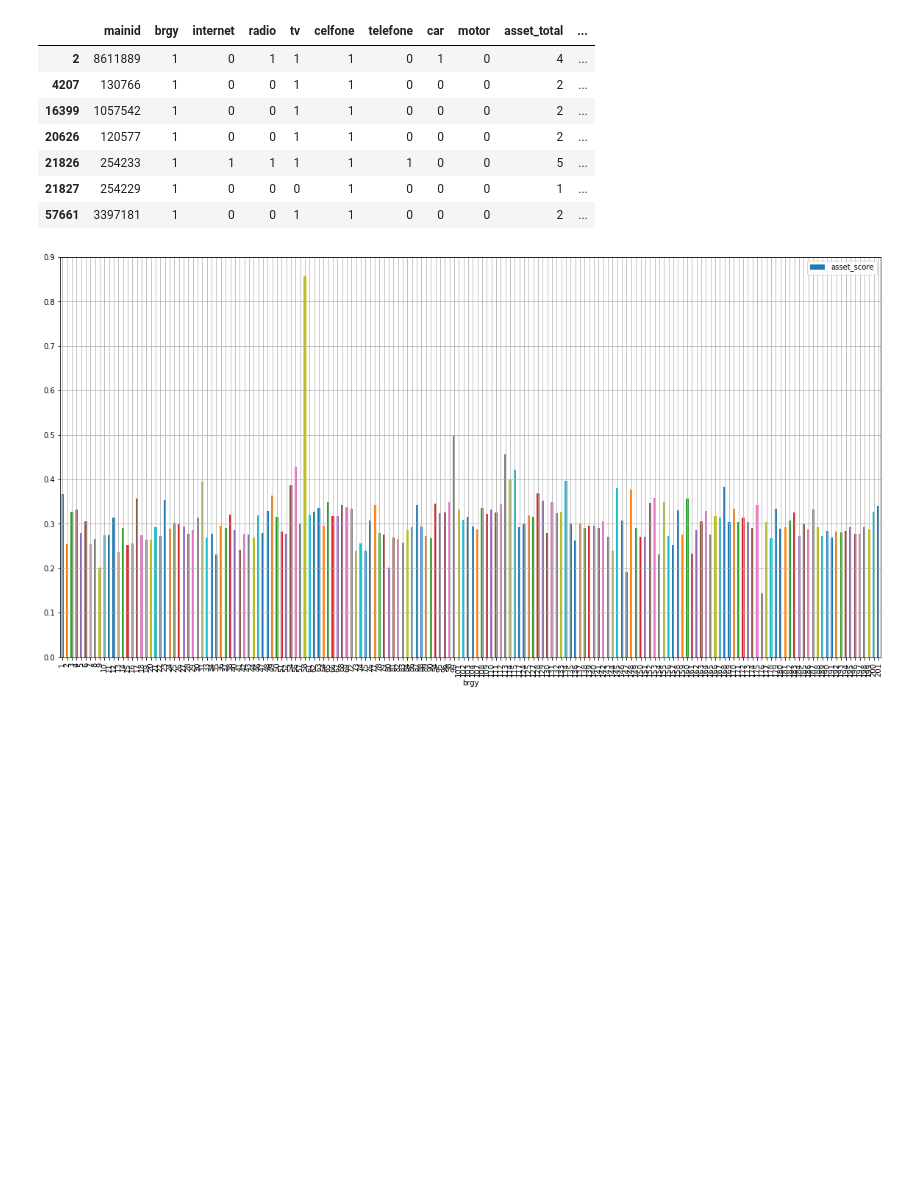
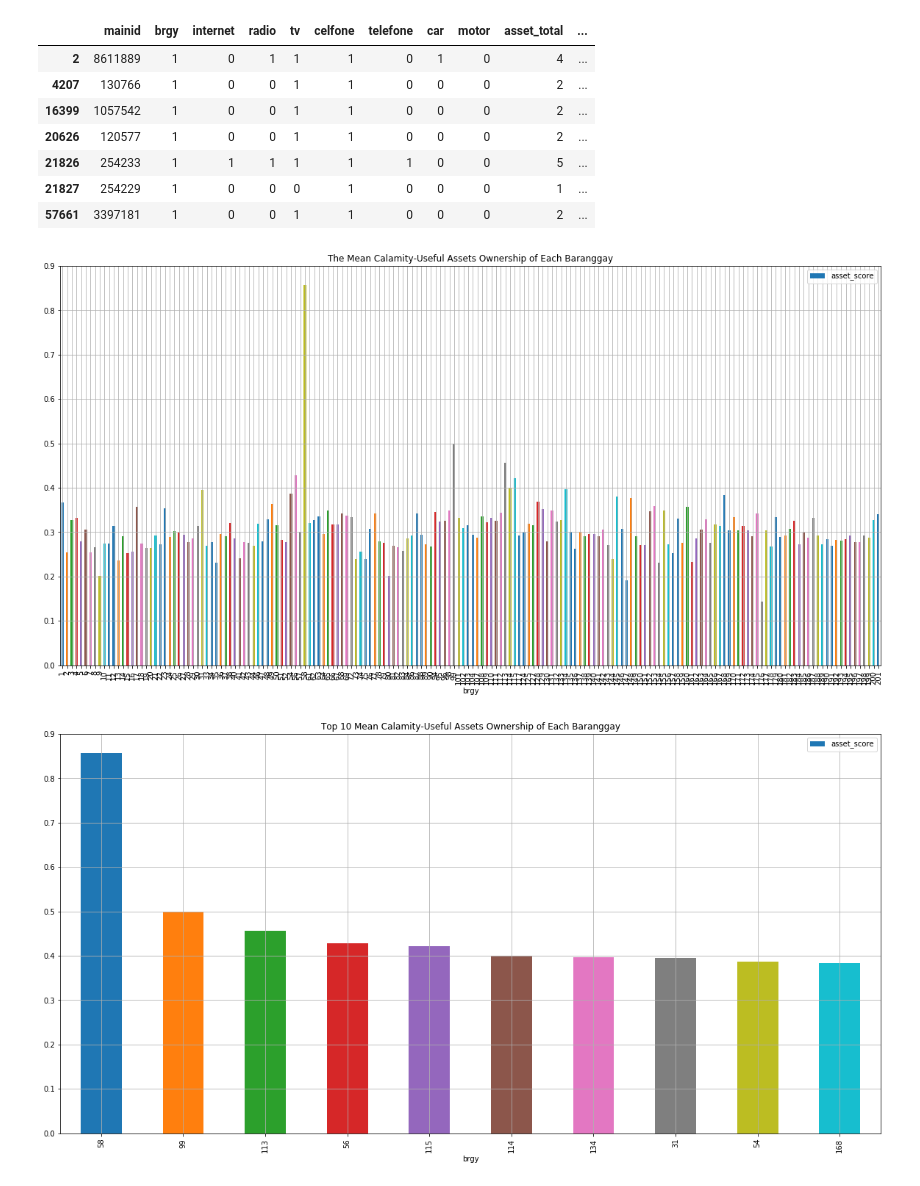
Before and after one commit to christianalderite/DATASCI-Final-Project, a Jupyter notebook: DATASCI Project Score 2.ipynb, the cells around one changed output. Cells and saved outputs as stored; diff of their text form; code cells hidden in the pictures; blank space fills up the shorter version.

```diff
--- a/DATASCI Project Score 2.ipynb
+++ b/DATASCI Project Score 2.ipynb
@@ -140,9 +140,30 @@ dfBrgy1
 | 21826 | 254233 | 1 | 1 | 1 | 1 | 1 | 1 | 0 | 0 | 5 | ... |
 | 21827 | 254229 | 1 | 0 | 0 | 0 | 1 | 0 | 0 | 0 | 1 | ... |
 | 57661 | 3397181 | 1 | 0 | 0 | 1 | 1 | 0 | 0 | 0 | 2 | ... |
-# %%
-arrayBrgyScores.plot(figsize=(20, 10), kind='bar', grid=True, align='center', width=0.5, stacked=True)
-plot.legend()
-plot.show()
-# %% [output]
-[figure, removed]
+# %%
+arrayBrgyScores.plot(figsize=(20, 10), kind='bar', grid=True, align='center', width=0.5, stacked=True)
+plot.title('The Mean Calamity-Useful Assets Ownership of Each Baranggay')
+plot.legend()
+plot.show()
+# Bar graph of all the college literacy rate per family of each baranggay
+
+arrayBrgyScores.nlargest(10).plot(figsize=(20, 10), kind='bar', grid=True, align='center', width=0.5, stacked=True)
+plot.title('Top 10 Mean Calamity-Useful Assets Ownership of Each Baranggay')
+plot.legend()
+plot.show()
+# Bar graph of the top 10 brgys
+
+arrayBrgyScores.nsmallest(10).plot(figsize=(20, 10), kind='bar', grid=True, align='center', width=0.5, stacked=True)
+plot.title('Bottom 10 Mean Calamity-Useful Assets Ownership of Each Baranggay')
+plot.legend()
+plot.show()
+# Bar graph of the bottom 10 brgys
+
+dfMain[['celfone','tv','radio','internet','motor','telefone','car']].sum().plot(figsize=(20, 10), kind='bar', grid=True, align='center', width=0.5, stacked=True)
+plot.title('Total of Number of Each Asset of the Respondents')
+plot.legend()
+plot.show()
+# Bar graph of the total number of each asset of the respondents
+# %% [output]
+[figure, added]
+[figure, added]
```
Also changed, not shown: parts of 2 cells of this notebook, 2 other files.
